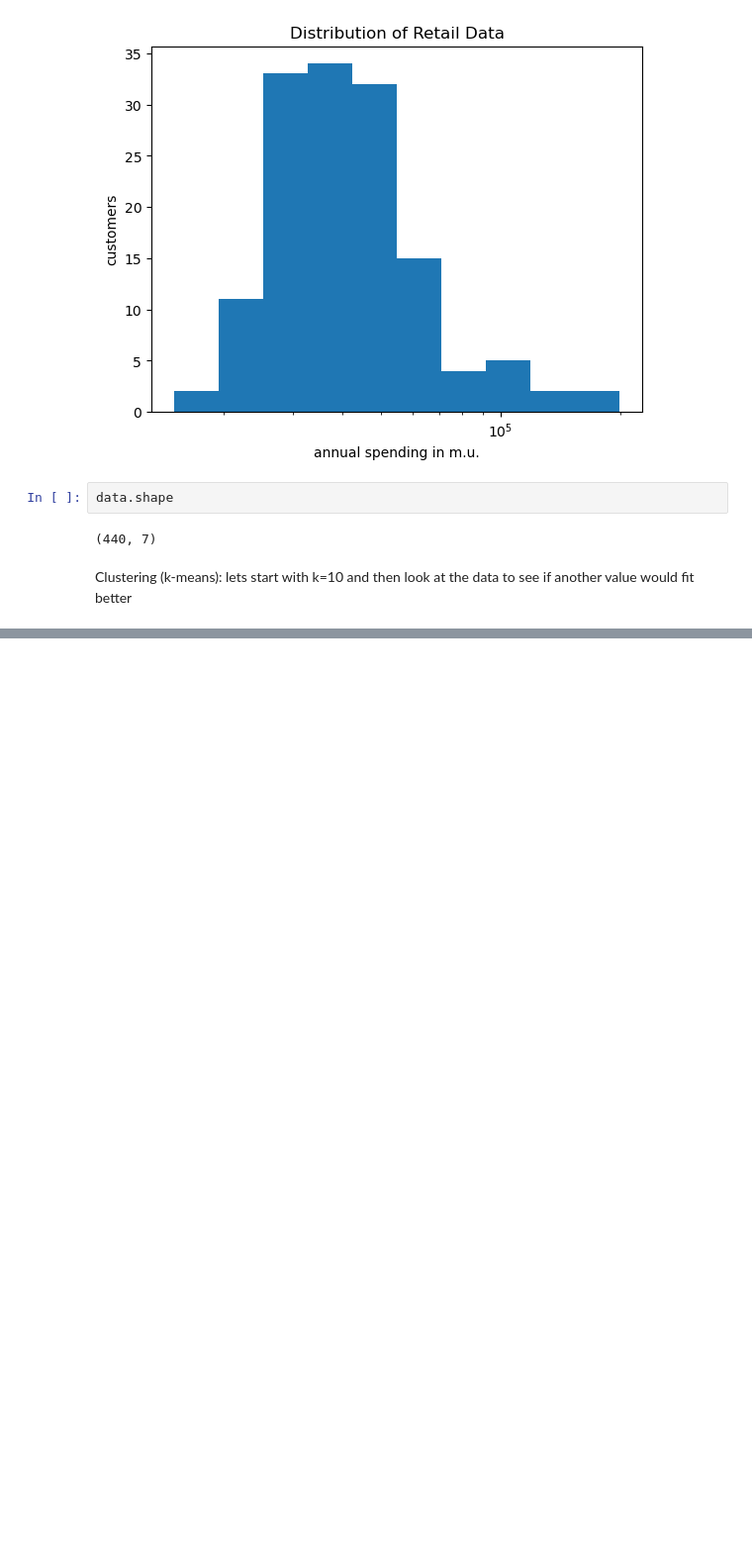
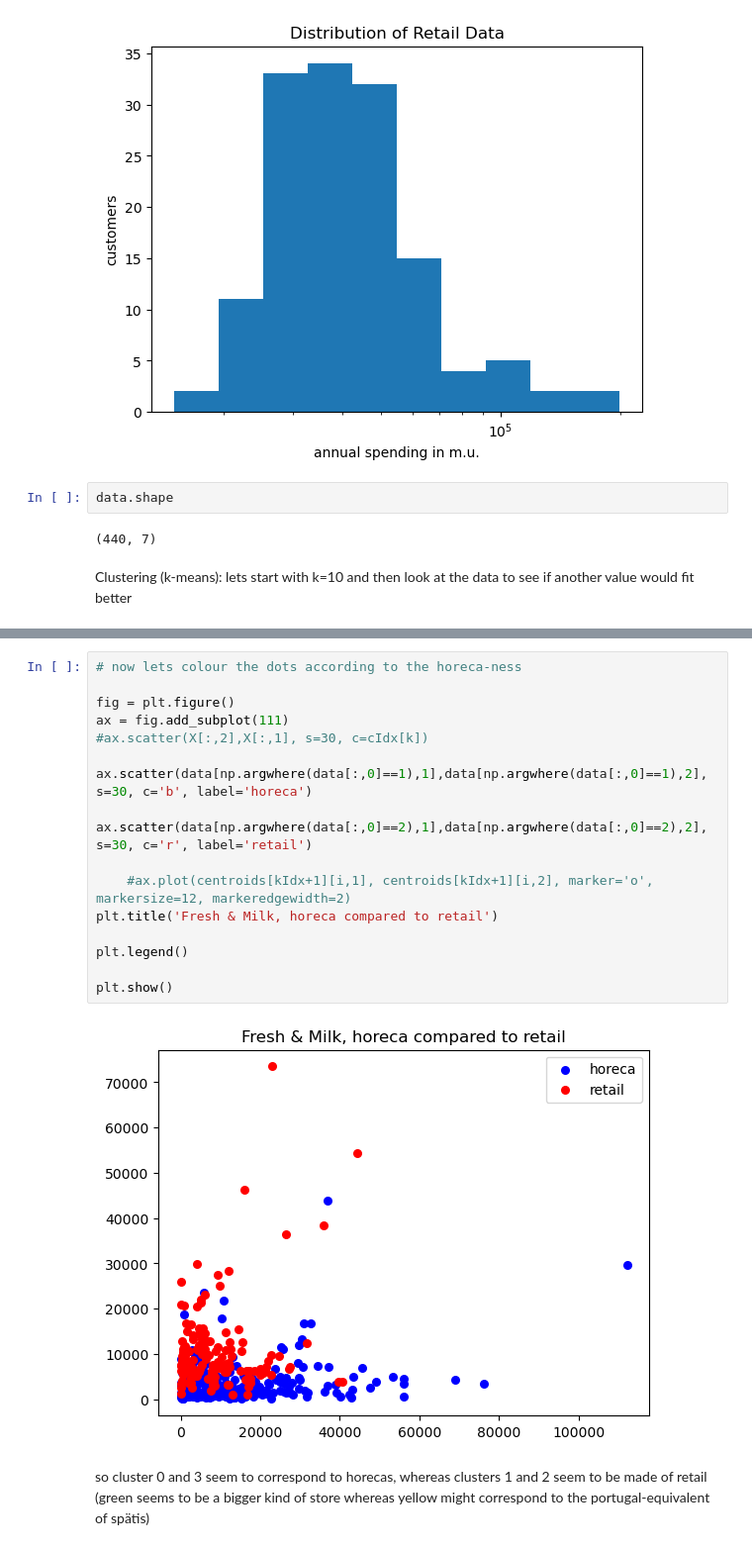
Before and after one commit to saraw108/MLFDS, a Jupyter notebook: Project_1.ipynb, the cells around one changed output, grey strips where cells are left out. Shown: that part at 99% size. Saved outputs shown, nothing was run; the diff lists cells and outputs as text; blank space fills up the shorter version.

```diff
--- a/Project_1.ipynb
+++ b/Project_1.ipynb
@@ -74,0 +133,21 @@ plt.show()
+# %%
+# now lets colour the dots according to the horeca-ness
+
+fig = plt.figure()
+ax = fig.add_subplot(111)
+#ax.scatter(X[:,2],X[:,1], s=30, c=cIdx[k])
+
+ax.scatter(data[np.argwhere(data[:,0]==1),1],data[np.argwhere(data[:,0]==1),2], s=30, c='b', label='horeca')
+
+ax.scatter(data[np.argwhere(data[:,0]==2),1],data[np.argwhere(data[:,0]==2),2], s=30, c='r', label='retail')
+
+    #ax.plot(centroids[kIdx+1][i,1], centroids[kIdx+1][i,2], marker='o', markersize=12, markeredgewidth=2)
+plt.title('Fresh & Milk, horeca compared to retail')
+
+plt.legend()
+
+plt.show()
+# %% [output]
+[figure, added]
+# %% [markdown]
+so cluster 0 and 3 seem to correspond to horecas, whereas clusters 1 and 2 seem to be made of retail (green seems to be a bigger kind of store whereas yellow might correspond to the portugal-equivalent of spätis)
```
Also changed, not shown: parts of 5 cells of this notebook.
